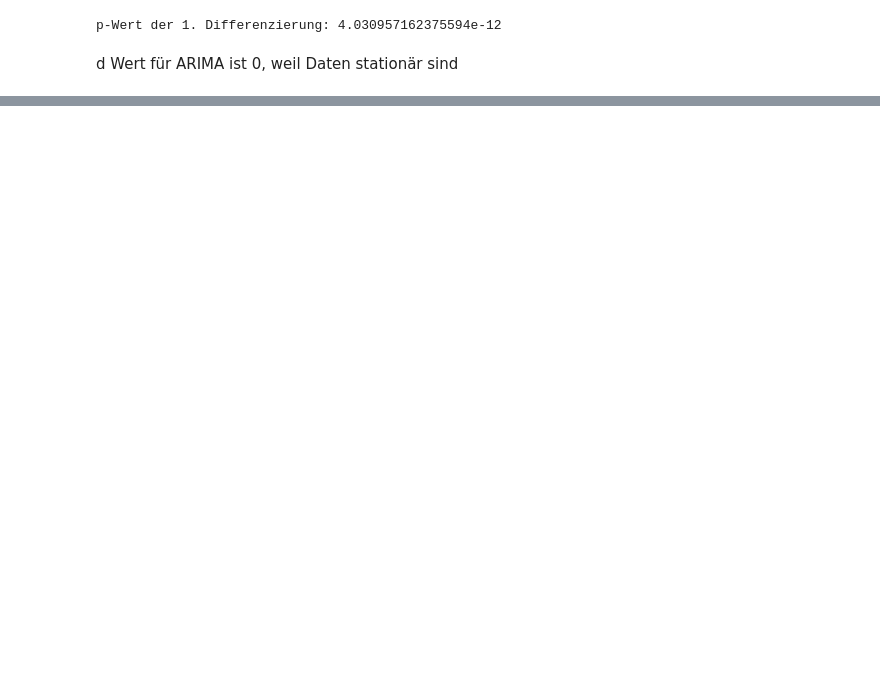
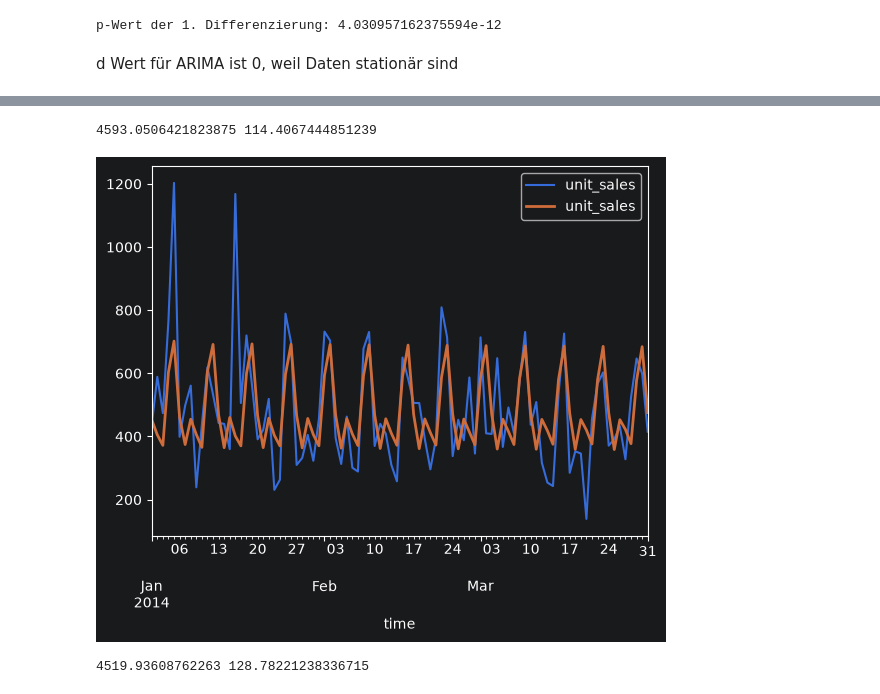
Before and after one commit to ka-katrin/Python_Timeseries_Project, a Jupyter notebook: Einzelhandels-Nachfrageprognose.ipynb, the cells around one changed output, grey strips where cells are left out. Saved outputs shown, nothing was run; the diff lists cells and outputs as text; code cells hidden in the pictures; blank space fills up the shorter version.

```diff
--- a/Einzelhandels-Nachfrageprognose.ipynb
+++ b/Einzelhandels-Nachfrageprognose.ipynb
@@ -190,0 +269,23 @@ d Wert für ARIMA ist 0, weil Daten stationär sind
+# %%
+#Zur Validierung
+from sklearn.metrics import mean_absolute_error
+aic=model_arima.model.aic
+mae = mean_absolute_error(test,forecast_arima.values().flatten())#test ist ein Df, die Vorhersage ein Timeseries object, daher so
+print(aic, mae)
+# %% [output]
+4593.0506421823875 114.4067444851239
+# %%
+model_arima = ARIMA(p=7,d=0,q=7) #d=0, p=2/7, q=7/2
+model_arima.fit(TimeSeries.from_dataframe(train, value_cols='unit_sales'))
+forecast_arima_best=model_arima.predict(len(test))
+
+test.plot()
+forecast_arima_best.plot()
+plt.show()
+
+aic=model_arima.model.aic
+mae = mean_absolute_error(test,forecast_arima_best.values().flatten())#test ist ein Df, die Vorhersage ein Timeseries object, daher so
+print(aic, mae)
+# %% [output]
+[figure, added]
+4519.93608762263 128.78221238336715
```
Also changed, not shown: parts of 30 cells of this notebook.
